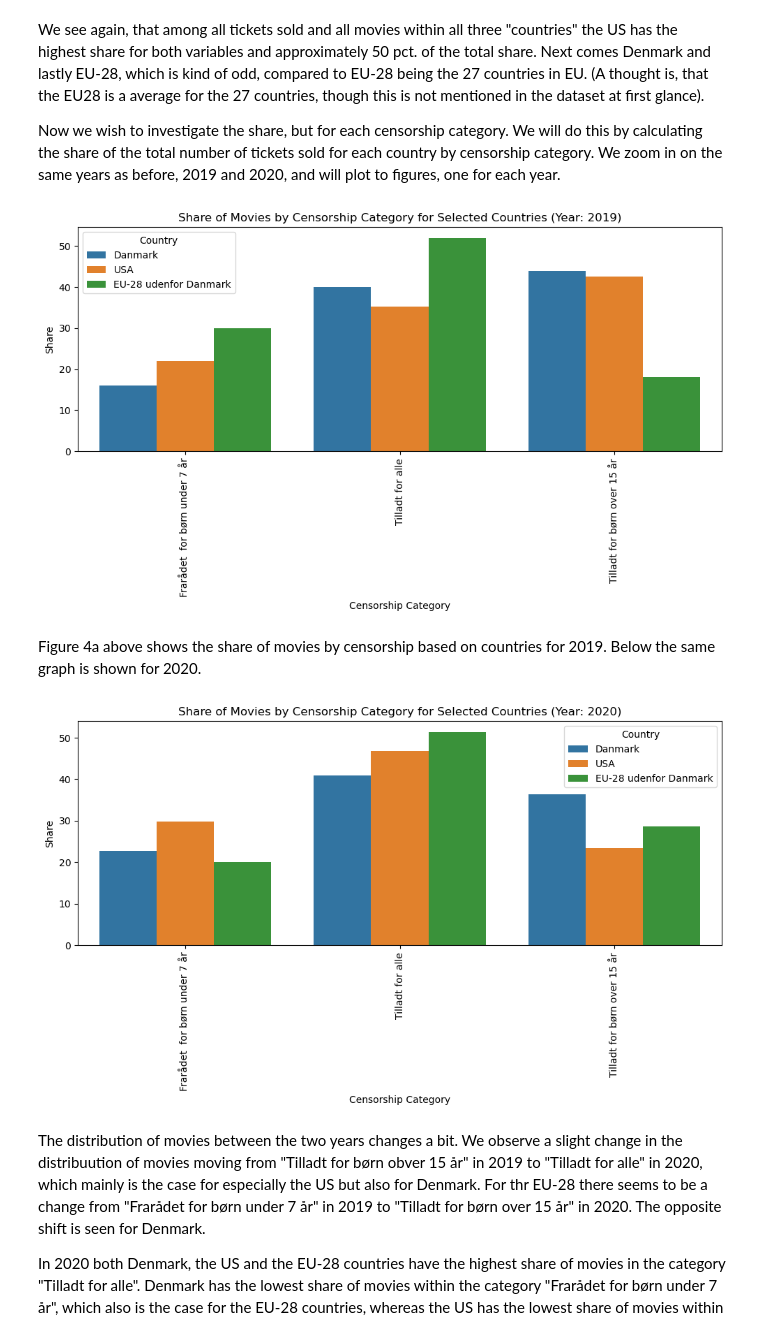
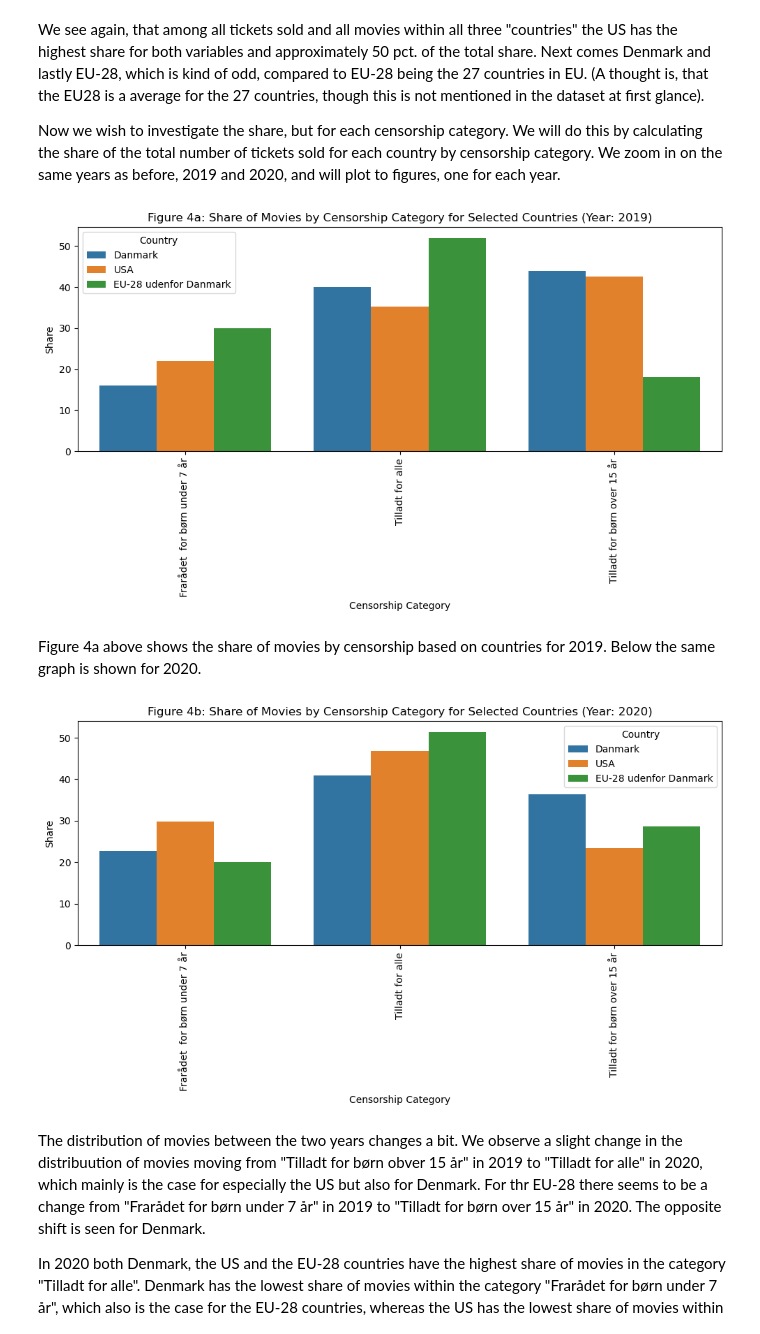
Before and after one commit to NumEconCopenhagen/projects-2024-anna-signe-og-klara, a Jupyter notebook: dataproject/dataproject.ipynb, the cells around one changed output. Saved outputs shown, nothing was run; the diff lists cells and outputs as text; code cells hidden in the pictures.

Commit message:
Added labels on figures

```diff
--- a/dataproject/dataproject.ipynb
+++ b/dataproject/dataproject.ipynb
@@ -148,16 +151,16 @@ We see again, that among all tickets sold and all movies within all three "count
 Now we wish to investigate the share, but for each censorship category. We will do this by calculating the share of the total number of tickets sold for each country by censorship category. We zoom in on the same years as before, 2019 and 2020, and will plot to figures, one for each year.
 # %%
 # Plotting the share of censorship type by country for 2019
-dp.plot_censorship_graph_new('2019', selected_countries)
+dp.plot_censorship_graph_new('2019', selected_countries, "Figure 4a")
 # %% [output]
-[figure, old version]
+[figure, new version]
 # %% [markdown]
 Figure 4a above shows the share of movies by censorship based on countries for 2019. Below the same graph is shown for 2020.
 # %%
 # Plotting the share of censorship type by country for 2020
-dp.plot_censorship_graph_new('2020',selected_countries)
+dp.plot_censorship_graph_new('2020', selected_countries, "Figure 4b")
 # %% [output]
-[figure, old version]
+[figure, new version]
 # %% [markdown]
 The distribution of movies between the two years changes a bit. We observe a slight change in the distribuution of movies moving from "Tilladt for børn obver 15 år" in 2019 to "Tilladt for alle" in 2020, which mainly is the case for especially the US but also for Denmark. For thr EU-28 there seems to be a change from "Frarådet for børn under 7 år" in 2019 to "Tilladt for børn over 15 år" in 2020. The opposite shift is seen for Denmark.
 
```
Also changed, not shown: parts of 2 cells of this notebook, 1 other file.
